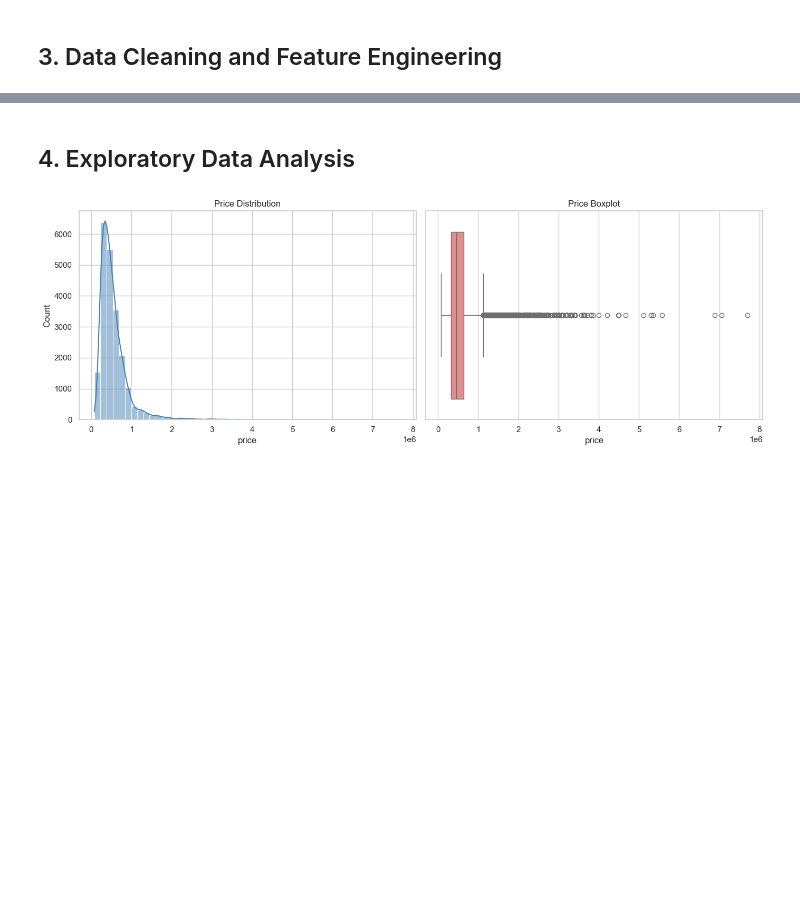
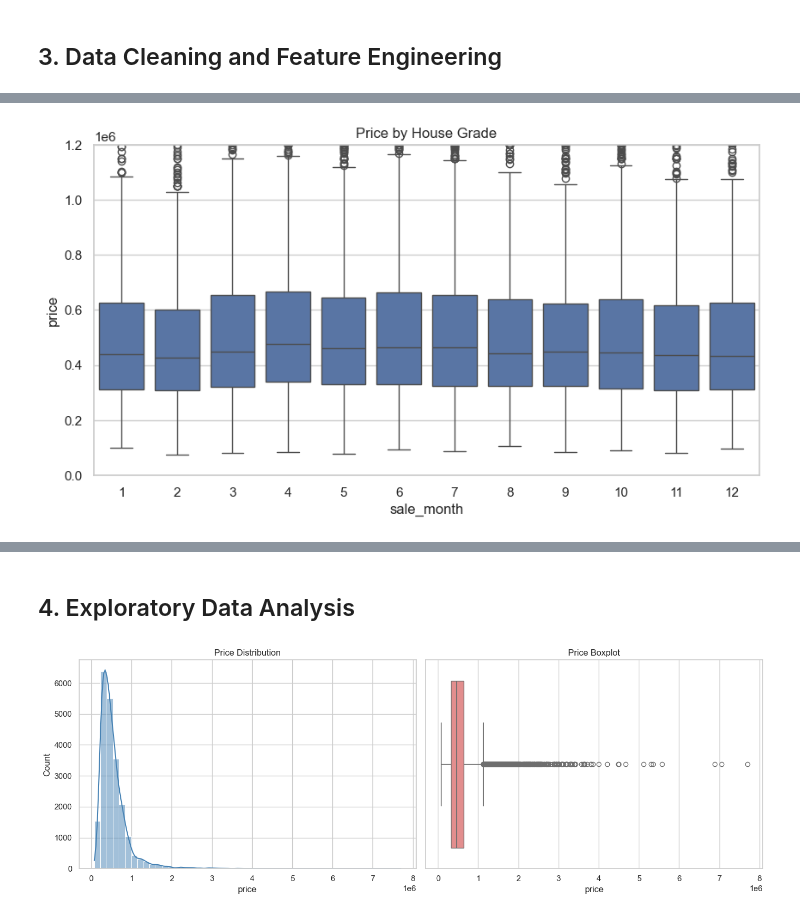
Before and after one commit to brunojrg/house-prices-project, a Jupyter notebook: Notebooks/EDA.ipynb, the cells around one changed output, grey strips where cells are left out. Cells and saved outputs as stored; diff of their text form; code cells hidden in the pictures; blank space fills up the shorter version.

```diff
--- a/Notebooks/EDA.ipynb
+++ b/Notebooks/EDA.ipynb
@@ -207,0 +228,9 @@ Three deliberate choices are made here:
+# %%
+plt.figure(figsize=(10, 5))
+sns.boxplot(data=df_model, x="sale_month", y="price")
+plt.ylim(0,1200000)
+plt.title("Price by House Grade")
+plt.xticks(rotation=0)
+plt.show()
+# %% [output]
+[figure, added]
```
Also changed, not shown: parts of 46 cells of this notebook.
